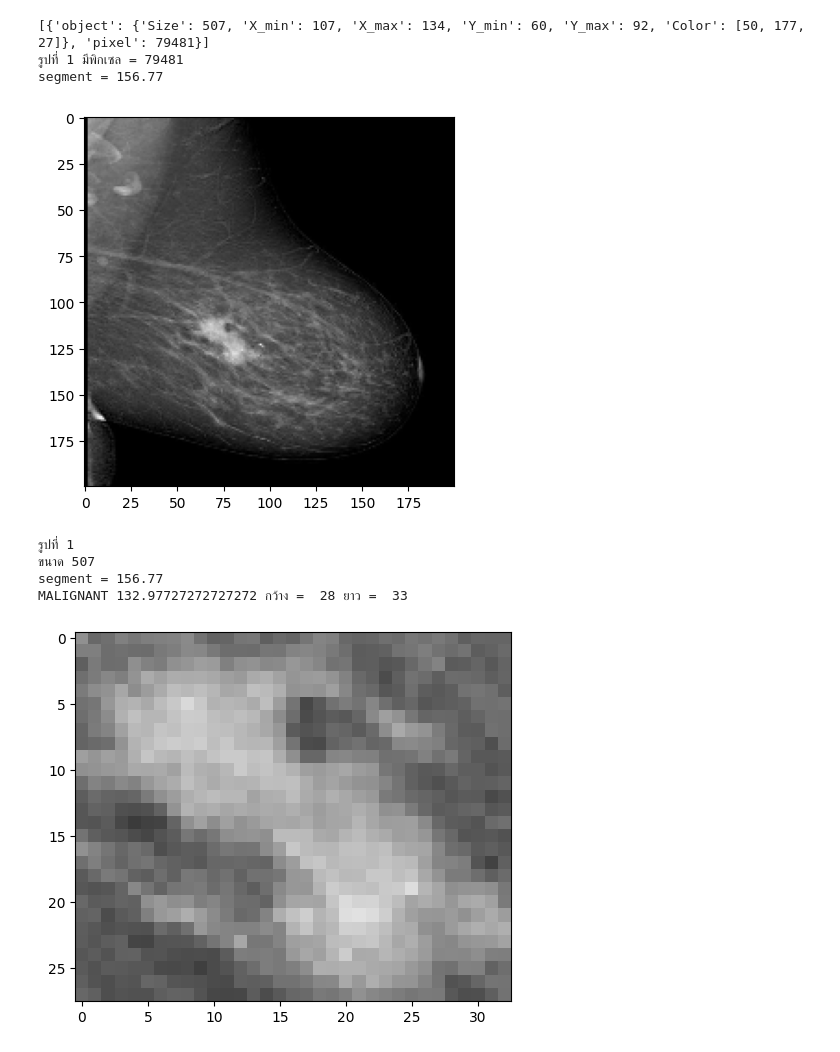
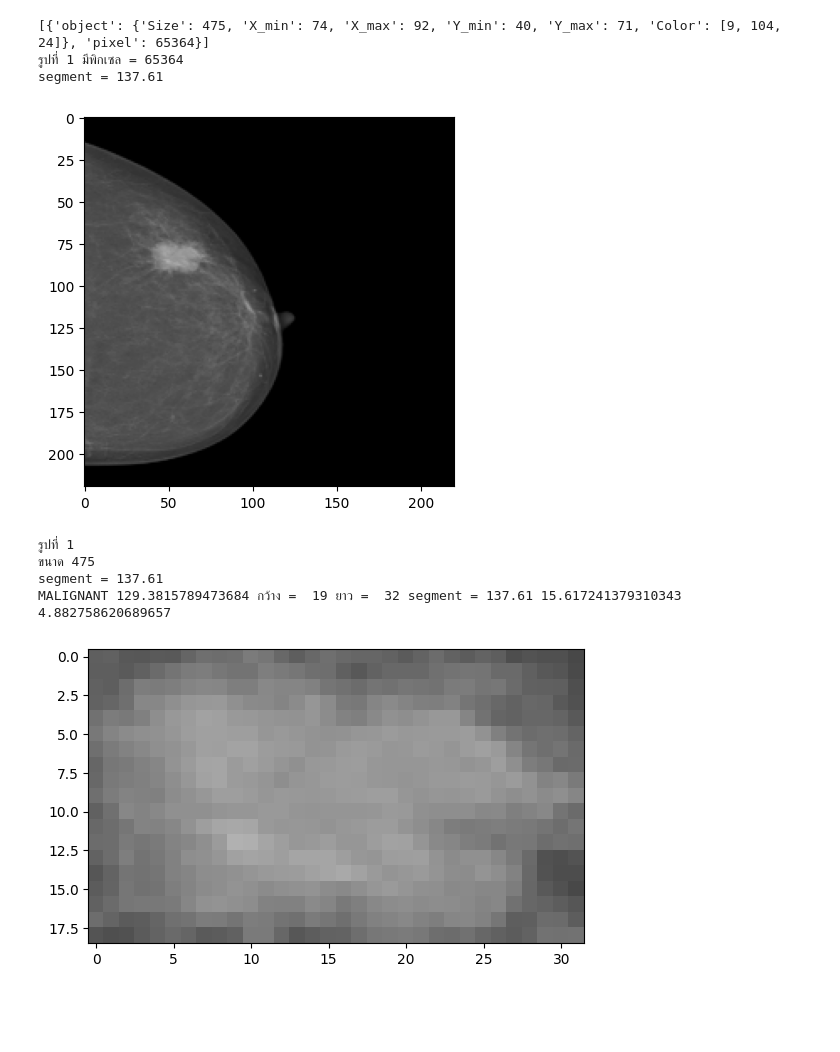
Before and after one commit to iristap/project_DIP, a Jupyter notebook: project_DIP.ipynb, the cells around one changed output. Drawn from its saved outputs; the diff is of its cells as text; code cells hidden in the pictures; blank space fills up the shorter version.

```diff
--- a/project_DIP.ipynb
+++ b/project_DIP.ipynb
@@ -14,9 +14,10 @@ def Grayscale(img):
             img_out[i][j][0] = img_out[i][j][1] = img_out[i][j][2] = img[i][j][1]
     return img_out
 # %%
-# img_bgr = cv2.imread("./image/s.jpg")
-img_bgr = cv2.imread("./image/m_2.jpg")
-img_bgr=cv2.resize(img_bgr, (200,200))
+# img_bgr = cv2.imread("./B/b1_11.jpg")
+img_bgr = cv2.imread("./Test/M/m4.jpg")
+# img_bgr = cv2.imread("./Test/M/m6.jpg")
+img_bgr=cv2.resize(img_bgr, (220,220))
 img_rgb = cv2.cvtColor(img_bgr, cv2.COLOR_BGR2RGB)
 imgGray = Grayscale(img_rgb)
 # %%
@@ -278,25 +279,33 @@ for i in range(counting):
     avgsegment = pixel_object[i]['pixel'] / object_list[i]['Size']
     print(f"segment = {avgsegment:.2f}")
 # %% [output]
-[{'object': {'Size': 507, 'X_min': 107, 'X_max': 134, 'Y_min': 60, 'Y_max': 92, 'Color': [50, 177, 27]}, 'pixel': 79481}]
-รูปที่ 1 มีพิกเซล = 79481
-segment = 156.77
+[{'object': {'Size': 475, 'X_min': 74, 'X_max': 92, 'Y_min': 40, 'Y_max': 71, 'Color': [9, 104, 24]}, 'pixel': 65364}]
+รูปที่ 1 มีพิกเซล = 65364
+segment = 137.61
 # %%
-import cv2
+import math
+def euclidean_distance(data1, data2):
+    distance = 0
+    distance = (data1 - data2) ** 2
+    return math.sqrt(distance)
 
 num = 3
 plt.imshow(imgGray)
 plt.show()
 imgtest = imgGray.copy()
-
+classmean_benign = 124.4
+classmean_malignant = 144.9
 
 for x in range(counting):
     print(f"รูปที่ {x+1}")
     print(f"ขนาด {object_list[x]['Size']}")
-
+    r = object_list[x]['Color'][0]
+    g = object_list[x]['Color'][1]
+    b = object_list[x]['Color'][2]
     crop = imgtest[object_list[x]['X_min']:object_list[x]['X_max']+1 , object_list[x]['Y_min']:object_list[x]['Y_max']+1]
     imH = crop.shape[0]
     imW = crop.shape[1]
+
     sum = 0
     for i in range(imH):
         for j in range(imW):
@@ -316,40 +325,49 @@ for x in range(counting):
     #     if imW >= 68.5:
     #         answer = "BENIGN"
     #     else:
     #         if avg < 110.18:
     #             answer = "MALIGNANT"
     #         else:
     #             if imH < 32.5:
     #                 answer = "BENIGN"
     #             else:
     #                 if avg < 120.24:
     #                     answer = "BENIGN"
     #                 else:
     #                     if imH < 31.5:
     #                         answer = "BENIGN"
     #                     else:
     #                         answer = "MALIGNANT"
+
+
     avgsegment = pixel_object[x]['pixel'] / object_list[x]['Size']
+    if avgsegment >= 132 :
+        answer = "MALIGNANT"
+    else:
+        answer = "BENIGN"
+    # avgsegment = pixel_object[x]['pixel'] / object_list[x]['Size']
 
-    if avgsegment <= 131.17 :
-        answer = "BENIGN"
-    else:
-        answer = "MALIGNANT"
+    # c1 = euclidean_distance(classmean_benign, avgsegment)
+    # c2 = euclidean_distance(classmean_malignant, avgsegment)
 
+    # if c1 < c2:
+    #     answer = "BENIGN"
+    # else:
+    #     answer = "MALIGNANT"
 
 
     print(f"segment = {avgsegment:.2f}")
-    print(answer , avg , "กว้าง = " , object_list[x]['X_max']+1 - object_list[x]['X_min'] ,"ยาว = ", object_list[x]['Y_max']+1 - object_list[x]['Y_min'])
+    print(answer , avg , "กว้าง = " , object_list[x]['X_max']+1 - object_list[x]['X_min'] ,"ยาว = ", object_list[x]['Y_max']+1 - object_list[x]['Y_min'],f"segment = {avgsegment:.2f}",c1,c2)
     # print(answer)
 
 
 
     plt.imshow(crop)
     plt.show()
 # %% [output]
-[figure, old version]
+[figure, new version]
 รูปที่ 1
-ขนาด 507
-segment = 156.77
-MALIGNANT 132.97727272727272 กว้าง =  28 ยาว =  33
+ขนาด 475
+segment = 137.61
+MALIGNANT 129.3815789473684 กว้าง =  19 ยาว =  32 segment = 137.61 15.617241379310343 4.882758620689657
-[figure, old version]
+[figure, new version]
```
Also changed, not shown: parts of 5 cells of this notebook, 2 other files.
